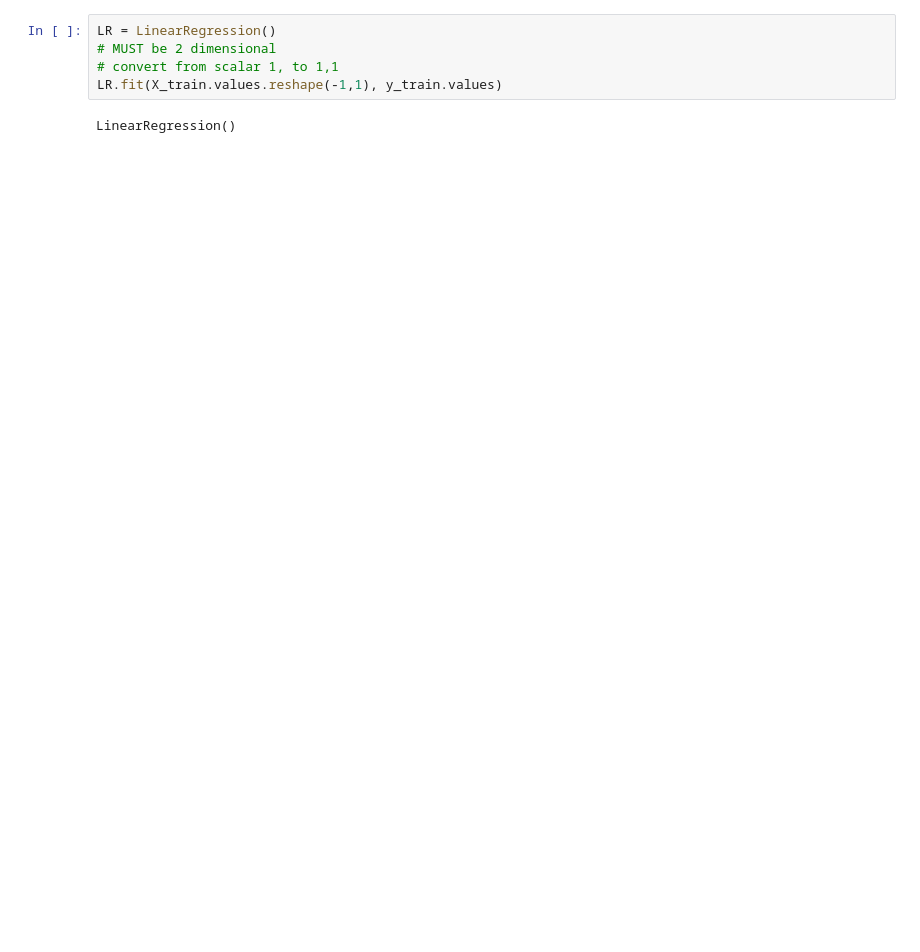
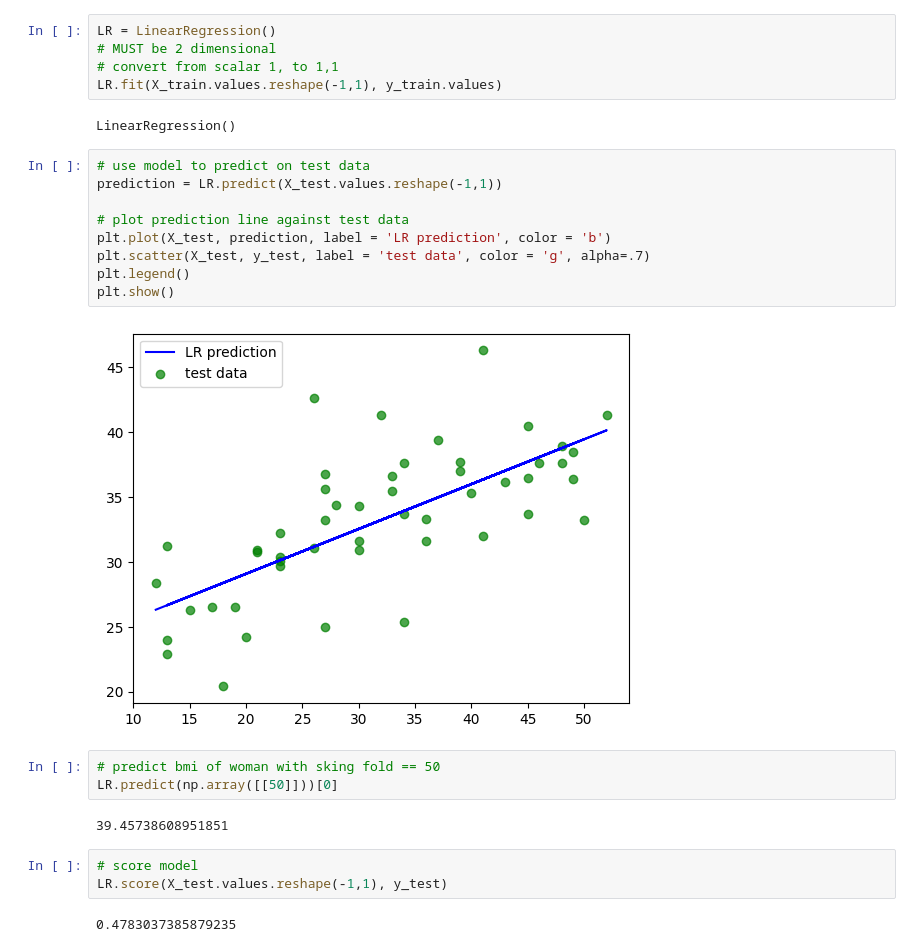
Before and after one commit to TWEEDOriginal/learn-data-science, a Jupyter notebook: Linear_Regression.ipynb, the cells around one changed output. Cells and saved outputs as stored; diff of their text form; blank space fills up the shorter version.

```diff
--- a/Linear_Regression.ipynb
+++ b/Linear_Regression.ipynb
@@ -79,3 +69,24 @@ LR = LinearRegression()
 LR.fit(X_train.values.reshape(-1,1), y_train.values)
 # %% [output]
 LinearRegression()
+# %%
+# use model to predict on test data
+prediction = LR.predict(X_test.values.reshape(-1,1))
+
+# plot prediction line against test data
+plt.plot(X_test, prediction, label = 'LR prediction', color = 'b')
+plt.scatter(X_test, y_test, label = 'test data', color = 'g', alpha=.7)
+plt.legend()
+plt.show()
+# %% [output]
+[figure, added]
+# %%
+# predict bmi of woman with sking fold == 50
+LR.predict(np.array([[50]]))[0]
+# %% [output]
+39.45738608951851
+# %%
+# score model
+LR.score(X_test.values.reshape(-1,1), y_test)
+# %% [output]
+0.4783037385879235
```
Also changed, not shown: parts of 4 cells of this notebook.
